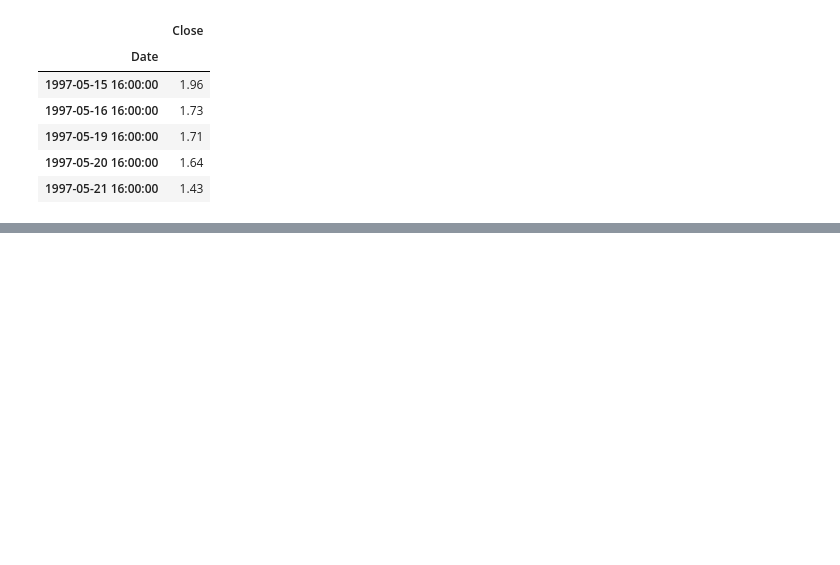
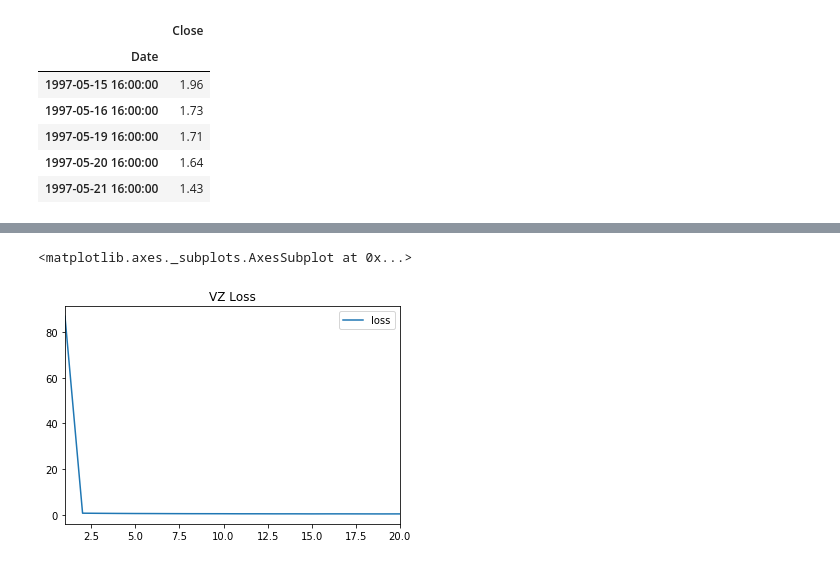
Before and after one commit to arsm800/project-2-machine-learning, a Jupyter notebook: notebook_asm.ipynb, the cells around one changed output, grey strips where cells are left out. Drawn from its saved outputs; the diff is of its cells as text; code cells hidden in the pictures; blank space fills up the shorter version.

```diff
--- a/notebook_asm.ipynb
+++ b/notebook_asm.ipynb
@@ -301,0 +321,9 @@ stocks.loc['2020'].plot()
+# %%
+# Create a DataFrame with the history dictionary
+df_plot = pd.DataFrame(model_attributes.history, index=range(1, len(model_attributes.history['loss'])+1))
+
+# Plot the loss
+df_plot.plot(y='loss', title='VZ Loss')
+# %% [output]
+<matplotlib.axes._subplots.AxesSubplot at 0x...>
+[figure, added]
```
Also changed, not shown: parts of 18 cells of this notebook, 20 other files.
